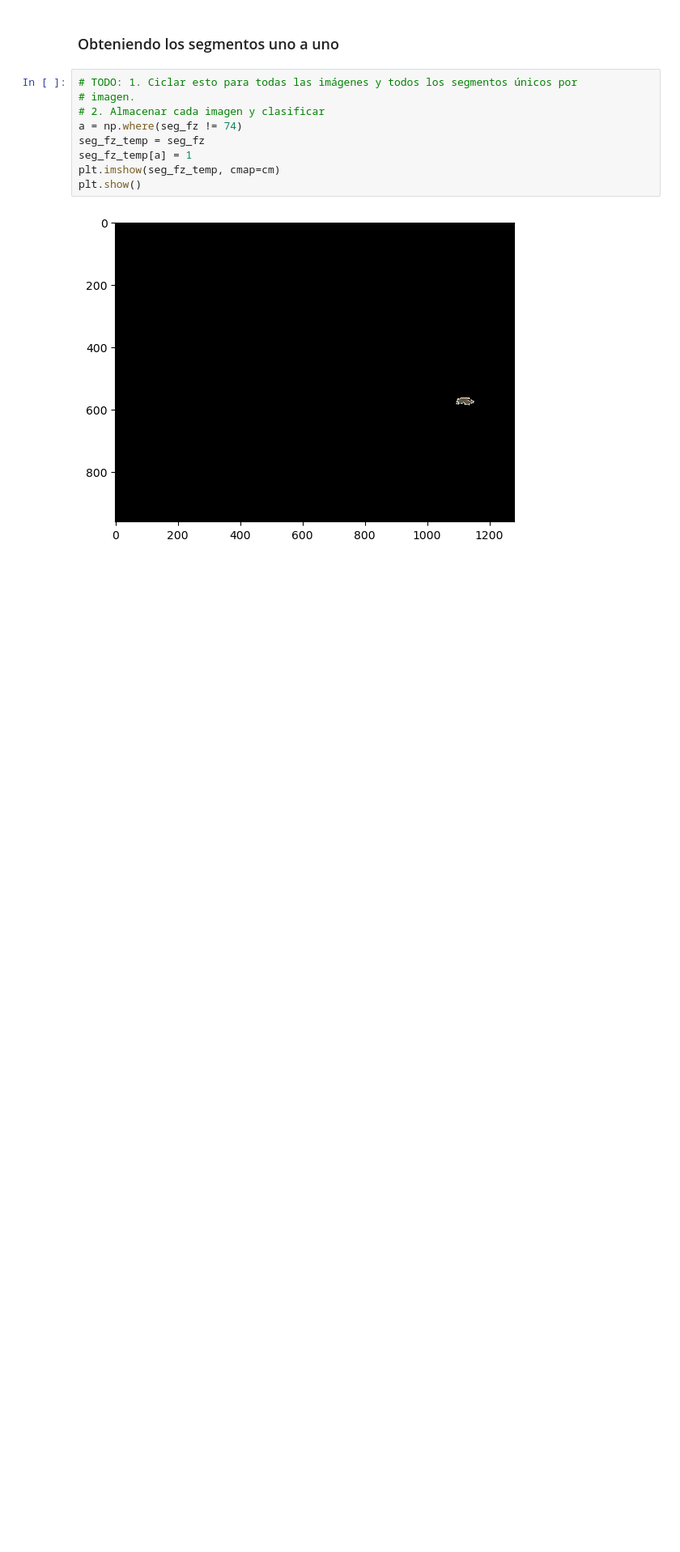
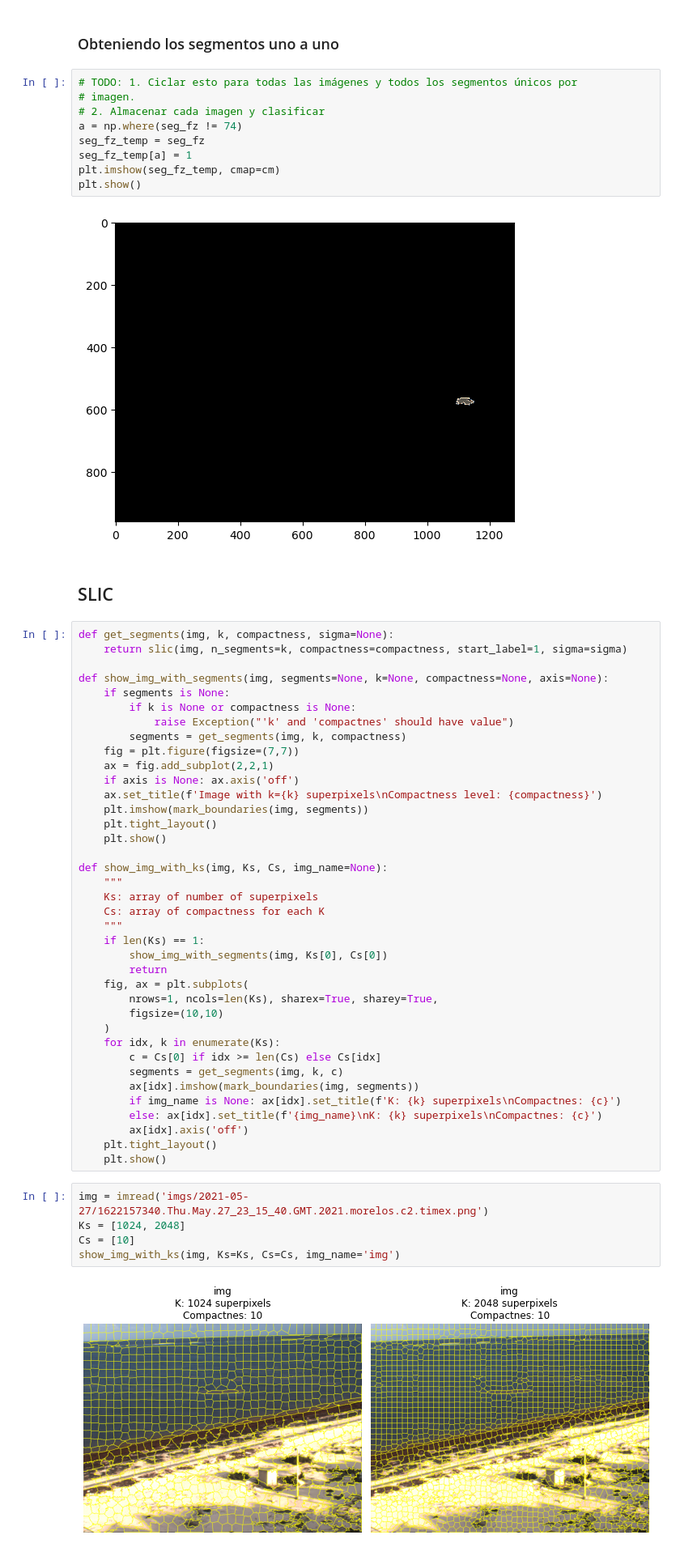
Before and after one commit to bondi7/sargassum-image-detection, a Jupyter notebook: sargassum.ipynb, the cells around one changed output. Shown at 81% size. Saved outputs shown, nothing was run; the diff lists cells and outputs as text; blank space fills up the shorter version.

```diff
--- a/sargassum.ipynb
+++ b/sargassum.ipynb
@@ -117,3 +105,50 @@ plt.imshow(seg_fz_temp, cmap=cm)
 plt.show()
 # %% [output]
 [figure]
+# %% [markdown]
+## SLIC
+# %%
+def get_segments(img, k, compactness, sigma=None):
+    return slic(img, n_segments=k, compactness=compactness, start_label=1, sigma=sigma)
+
+def show_img_with_segments(img, segments=None, k=None, compactness=None, axis=None):
+    if segments is None:
+        if k is None or compactness is None:
+            raise Exception("'k' and 'compactnes' should have value")
+        segments = get_segments(img, k, compactness)
+    fig = plt.figure(figsize=(7,7))
+    ax = fig.add_subplot(2,2,1)
+    if axis is None: ax.axis('off')
+    ax.set_title(f'Image with k={k} superpixels\nCompactness level: {compactness}')
+    plt.imshow(mark_boundaries(img, segments))
+    plt.tight_layout()
+    plt.show()
+
+def show_img_with_ks(img, Ks, Cs, img_name=None):
+    """
+    Ks: array of number of superpixels
+    Cs: array of compactness for each K
+    """
+    if len(Ks) == 1:
+        show_img_with_segments(img, Ks[0], Cs[0])
+        return
+    fig, ax = plt.subplots(
+        nrows=1, ncols=len(Ks), sharex=True, sharey=True,
+        figsize=(10,10)
+    )
+    for idx, k in enumerate(Ks):
+        c = Cs[0] if idx >= len(Cs) else Cs[idx]
+        segments = get_segments(img, k, c)
+        ax[idx].imshow(mark_boundaries(img, segments))
+        if img_name is None: ax[idx].set_title(f'K: {k} superpixels\nCompactnes: {c}')
+        else: ax[idx].set_title(f'{img_name}\nK: {k} superpixels\nCompactnes: {c}')
+        ax[idx].axis('off')
+    plt.tight_layout()
+    plt.show()
+# %%
+img = imread('imgs/2021-05-27/1622157340.Thu.May.27_23_15_40.GMT.2021.morelos.c2.timex.png')
+Ks = [1024, 2048]
+Cs = [10]
+show_img_with_ks(img, Ks=Ks, Cs=Cs, img_name='img')
+# %% [output]
+[figure, added]
```
Also changed, not shown: parts of 4 cells of this notebook.
